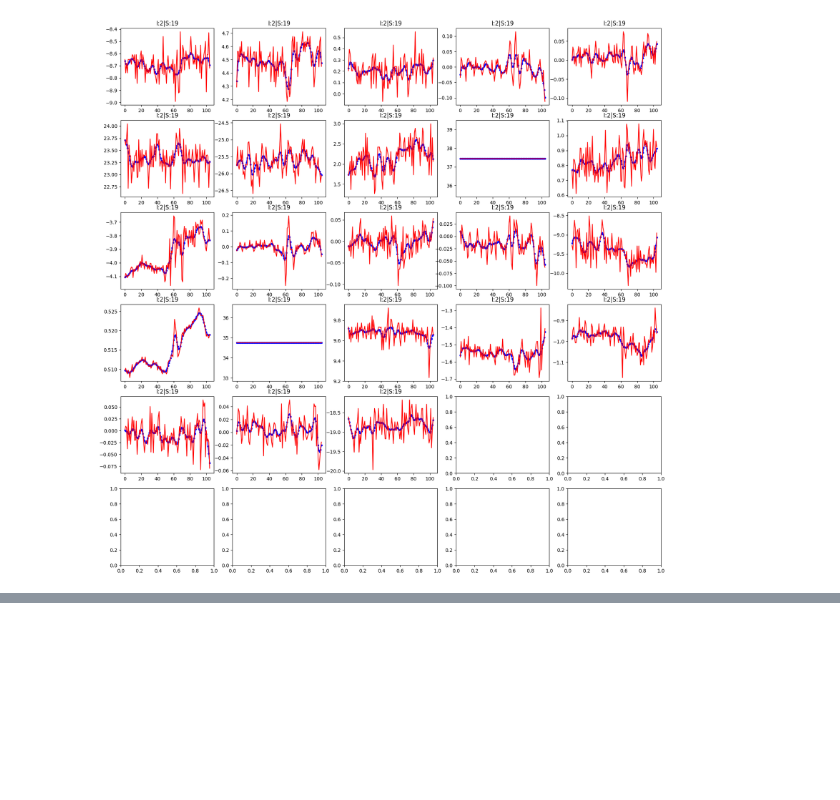
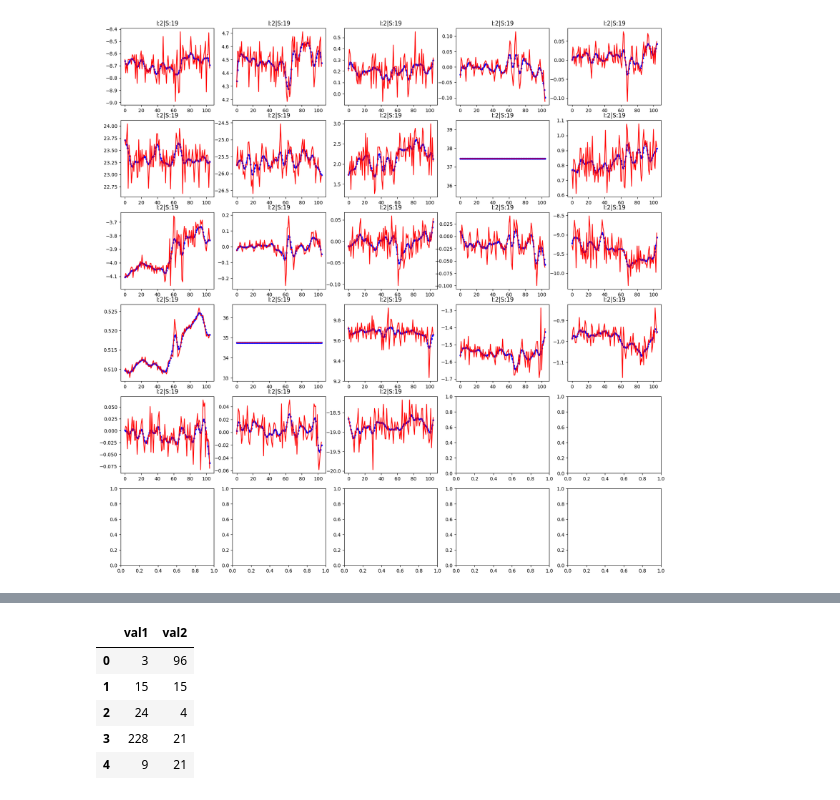
Before and after one commit to nipdep/HAR-ZSL-XAI, a Jupyter notebook: notebooks/signal_smoothning.ipynb, the cells around one changed output, grey strips where cells are left out. Cells and saved outputs as stored; diff of their text form; code cells hidden in the pictures; blank space fills up the shorter version.

```diff
--- a/notebooks/signal_smoothning.ipynb
+++ b/notebooks/signal_smoothning.ipynb
@@ -203,0 +243,9 @@ IndexError: index 27 is out of bounds for axis 1 with size 27
+# %%
+df[["val1", "val2"]].multiply(df["n"], axis="index")
+# %% [output]
+|  | val1 | val2 |
+| 0 | 3 | 96 |
+| 1 | 15 | 15 |
+| 2 | 24 | 4 |
+| 3 | 228 | 21 |
+| 4 | 9 | 21 |
```
Also changed, not shown: parts of 14 cells of this notebook, 28 other files.
